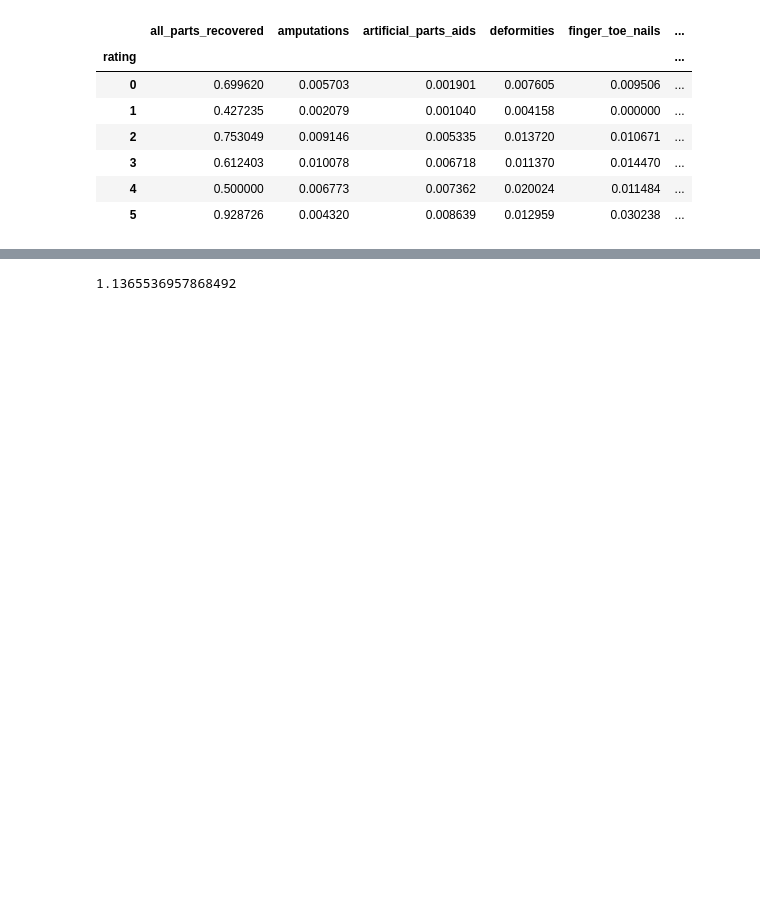
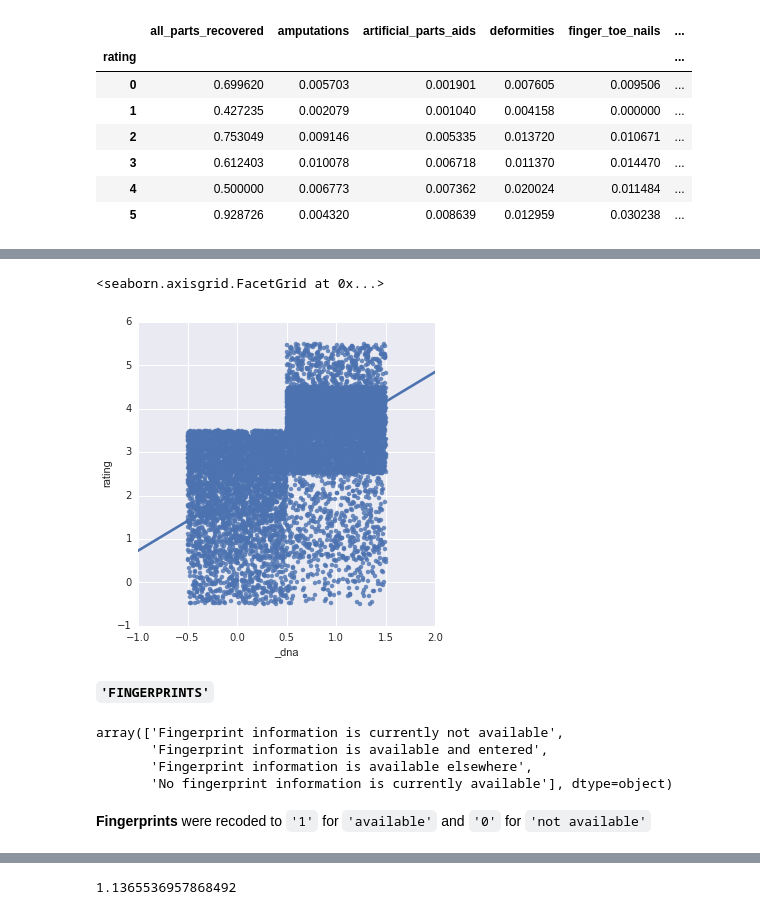
Before and after one commit to JAStark/GA_DataScience, a Jupyter notebook: Final_Project/namus_testing.ipynb, the cells around one changed output, grey strips where cells are left out. Drawn from its saved outputs; the diff is of its cells as text; code cells hidden in the pictures; blank space fills up the shorter version.

```diff
--- a/Final_Project/namus_testing.ipynb
+++ b/Final_Project/namus_testing.ipynb
@@ -108,0 +103,16 @@ print(linreg.coef_)
+# %%
+sns.lmplot(x='_dna', y='rating', data=namus, ci=None, x_jitter=0.5, y_jitter=0.5)   #TONS of jitter hahaha
+# %% [output]
+<seaborn.axisgrid.FacetGrid at 0x...>
+[figure, added]
+# %% [markdown]
+**`'FINGERPRINTS'`**
+# %%
+namus.fingerprints.unique()
+# %% [output]
+array(['Fingerprint information is currently not available',
+       'Fingerprint information is available and entered',
+       'Fingerprint information is available elsewhere',
+       'No fingerprint information is currently available'], dtype=object)
+# %% [markdown]
+**Fingerprints** were recoded to `'1'` for `'available'` and `'0'` for `'not available'`
```
Also changed, not shown: parts of 133 cells of this notebook, 9 other files.
